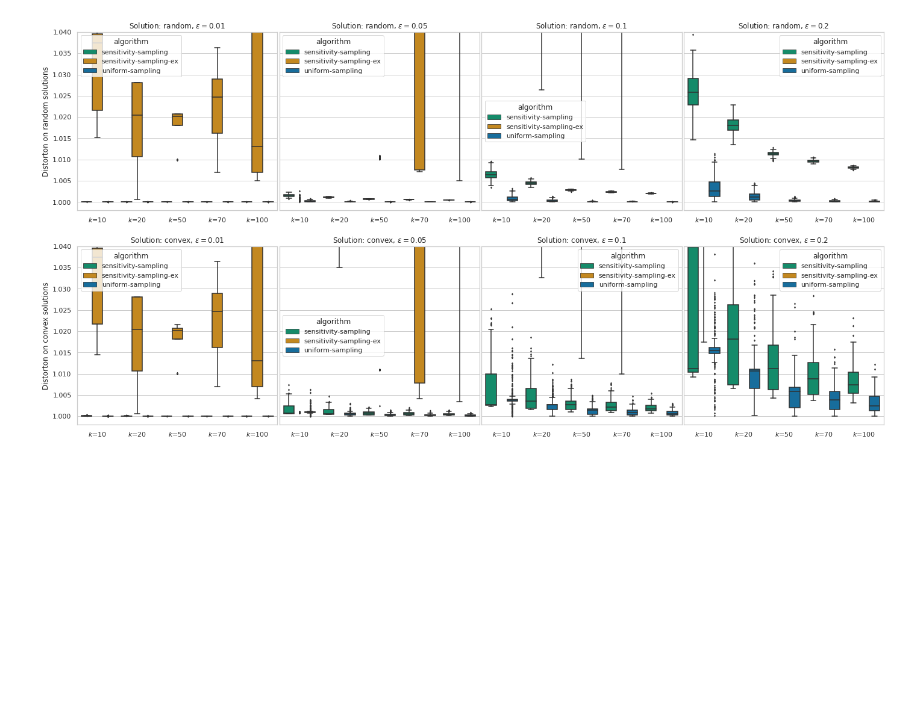
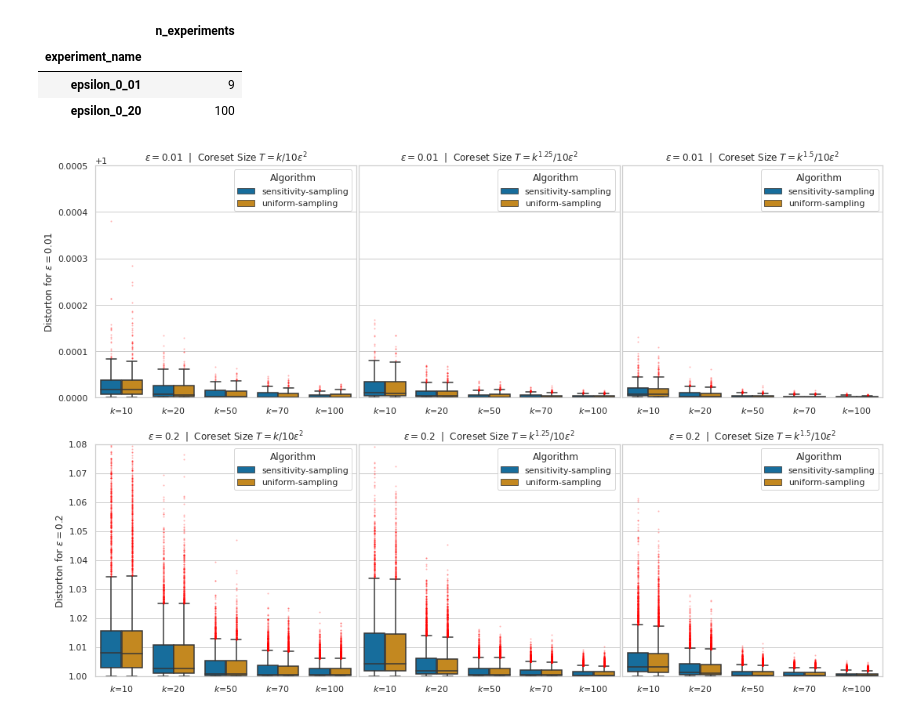
Before and after one commit to sheikhomar/yace, a Jupyter notebook: notebooks/09-results-instance-1.ipynb, the cells around one changed output. Drawn from its saved outputs; the diff is of its cells as text; code cells hidden in the pictures; blank space fills up the shorter version.

Commit message:
Results for simple instance.

```diff
--- a/notebooks/09-results-instance-1.ipynb
+++ b/notebooks/09-results-instance-1.ipynb
@@ -102,6 +105,10 @@ def add_combined_mean_std(df: pd.DataFrame, attr: str):
         return f"{mean:0.4f} ({std:0.5f})"
     df[f"{attr}_mean_std"] = df.apply(lambda x: combiner(x), axis=1)
 # %%
-job_info_paths = list(Path("../data/experiments-odin/simple/full_unadjusted_01/").glob("**/job-info.json"))
+job_info_paths  = []
+job_info_paths += list(Path("../data/experiments-skadi/simple/epsilon_0_20/").glob("**/job-info.json"))
+job_info_paths += list(Path("../data/experiments-skadi/simple/epsilon_0_10/").glob("**/job-info.json"))
+job_info_paths += list(Path("../data/experiments-skadi/simple/epsilon_0_05/").glob("**/job-info.json"))
+job_info_paths += list(Path("../data/experiments-skadi/simple/epsilon_0_01/").glob("**/job-info.json"))
 print(f"Number of job files: {len(job_info_paths)}")
 # %% [output]
@@ -145,38 +122,56 @@ df_grouped
+# %%
+# Count number of experiments by data set
+df_raw_results.groupby(["experiment_name"])[["experiment_id"]].nunique().rename(columns={"experiment_id": "n_experiments"})
+# %% [output]
+|  | n_experiments |
+| experiment_name |  |
+| epsilon_0_01 | 9 |
+| epsilon_0_20 | 100 |
 # %%
-colors = sns.color_palette("tab10")
-colors = sns.color_palette("bright")
 colors = sns.color_palette("colorblind")
-algorithms = np.sort(df_raw_results.algorithm.unique())[::-1]
+# algorithms = np.sort(df_raw_results.algorithm.unique())[::-1]
+algorithms = ['sensitivity-sampling', 'uniform-sampling', ]
 algorithm_colors = {algo: colors[i] for i, algo in enumerate(algorithms)}
-df_raw_results["k_formatted"] = "$k$=" + df_raw_results["k"].astype(str)
-df_grouped["k_formatted"] = "$k$=" + df_grouped["k"].astype(str)
 # %%
-solution_types = df_raw_results["solution_type"].unique()
+coreset_exps = np.sort(df_raw_results["coreset_exp"].unique())
 epsilons = np.sort(df_raw_results["epsilon"].unique())
-n_rows = len(solution_types)
-n_cols = len(epsilons)
-fig, axes = plt.subplots(nrows=n_rows, ncols=n_cols, sharey=True, figsize=(n_rows*12, n_cols*3))
+n_rows = len(epsilons)
+n_cols = len(coreset_exps)
+fig, axes = plt.subplots(nrows=n_rows, ncols=n_cols, sharey=False, figsize=(18, n_rows*6))
 
-for i, solution_type in enumerate(solution_types):
-    for j, epsilon in enumerate(epsilons):
-        ax = axes[i,j]
-        f1 = df_raw_results["solution_type"] == solution_type
+outlier_points_props = dict(
+    markerfacecolor='None',
+    markersize=1,
+    marker='o',
+    markeredgecolor=plt_colors.colorConverter.to_rgba('red', alpha=.3),
+)
+
+for i, epsilon in enumerate(epsilons):
+    for j, coreset_exp in enumerate(coreset_exps):
+        ax = axes[i, j] # axes[i,j]
+        f1 = df_raw_results["coreset_exp"] == coreset_exp
         f2 = df_raw_results["epsilon"] == epsilon
-        df_filtered = df_raw_results[f1&f2].copy()
-        df_filtered.sort_values(by=["k", "algorithm"], inplace=True)
+        f3 = df_raw_results["algorithm_name"].isin(["uniform-sampling", "sensitivity-sampling"])
+        f4 = df_raw_results["solution_type"] == "convex"
+        df_filtered = df_raw_results[f1 & f2 & f3].copy()
+        df_filtered.sort_values(by=["k", "algorithm_name"], inplace=True)
         sns.boxplot(
-            data=df_filtered, x="k_formatted", y="distortion", hue="algorithm", palette=algorithm_colors,
-            flierprops=dict(markerfacecolor = '0.50', markersize = 2),
-            ax=ax)
-        ax.set_ylim(bottom=0.998, top=1.04)
-        ax.set_title(f"Solution: {solution_type}, $\\epsilon=${epsilon}")
-        ax.set_ylabel(f"Distorton on {solution_type} solutions")
+            data=df_filtered, x="k_formatted", y="distortion", hue="algorithm_name", palette=algorithm_colors,
+            flierprops=outlier_points_props,
+            ax=ax
+        )
+        ax.set_ylim({0.2: [0.9998, 1.08], 0.1: [0.998, 1.4], 0.05: [0.998, 1.2], 0.01: [1.0, 1.0005]}[epsilon])
+        coreset_k_val = f"k^{{{coreset_exp}}}" if coreset_exp > 1 else "k"
+        ax.set_title(f"$\\epsilon={epsilon}$  |  Coreset Size $T = {coreset_k_val} / 10 \\epsilon^2 $")
+        ax.set_ylabel(f"Distorton for $\\epsilon={epsilon}$")
         ax.set_xlabel("")
         if j > 0:
             ax.set_ylabel("")
+            ax.set_yticklabels([])
         if i == 0:
             ax.set_xlabel("")
+        ax.legend(title="Algorithm")
 fig.subplots_adjust(wspace=0.01)
-fig.savefig(f"plots-boxplot-distortions-instance-1-{df_raw_results.experiment_name.unique()[0]}.pdf", )
+#fig.savefig(f"plots-boxplot-distortions-instance-2.pdf", bbox_inches="tight")
 # %% [output]
-[figure, old version]
+[figure, new version]
```
Also changed, not shown: parts of 7 cells of this notebook.
